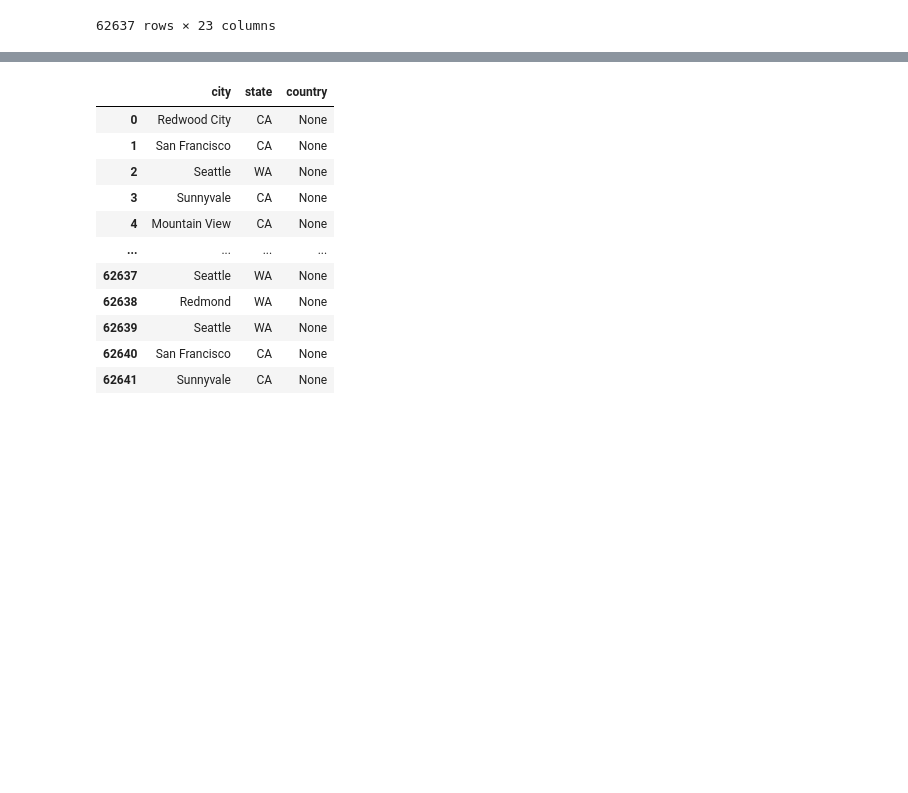
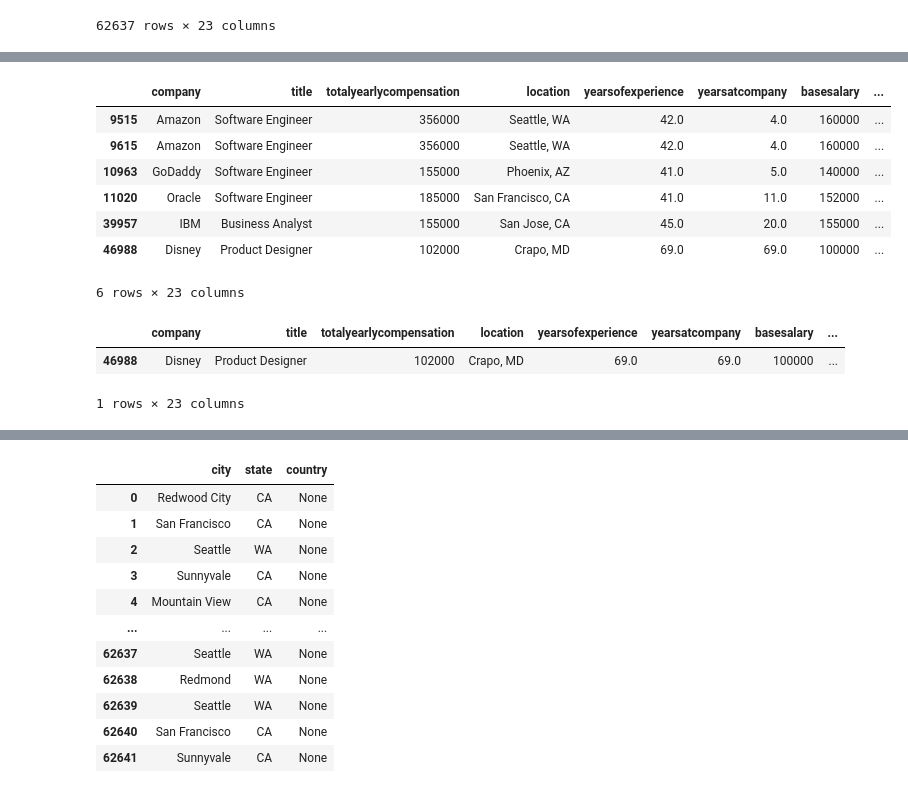
Before and after one commit to mgsrichard/Capstone-Project, a Jupyter notebook: Cleaning Data.ipynb, the cells around one changed output, grey strips where cells are left out. Drawn from its saved outputs; the diff is of its cells as text; code cells hidden in the pictures; blank space fills up the shorter version.

```diff
--- a/Cleaning Data.ipynb
+++ b/Cleaning Data.ipynb
@@ -397,3 +418,24 @@ salaries_df
+# %%
+#69 years is a long time. 69 years ago was 1953. Let's look at folks with really long years to be sure it's not bogus
+exp_over_40 = salaries_df.loc[salaries_df['yearsofexperience']>40]
+exp_over_40
+# %% [output]
+|  | company | title | totalyearlycompensation | location | yearsofexperience | yearsatcompany | basesalary | ... |
+| 9515 | Amazon | Software Engineer | 356000 | Seattle, WA | 42.0 | 4.0 | 160000 | ... |
+| 9615 | Amazon | Software Engineer | 356000 | Seattle, WA | 42.0 | 4.0 | 160000 | ... |
+| 10963 | GoDaddy | Software Engineer | 155000 | Phoenix, AZ | 41.0 | 5.0 | 140000 | ... |
+| 11020 | Oracle | Software Engineer | 185000 | San Francisco, CA | 41.0 | 11.0 | 152000 | ... |
+| 39957 | IBM | Business Analyst | 155000 | San Jose, CA | 45.0 | 20.0 | 155000 | ... |
+| 46988 | Disney | Product Designer | 102000 | Crapo, MD | 69.0 | 69.0 | 100000 | ... |
+6 rows × 23 columns
+# %%
+#same check for years at company
+yrs_over_40 = salaries_df.loc[salaries_df['yearsatcompany']>40]
+yrs_over_40
+# %% [output]
+|  | company | title | totalyearlycompensation | location | yearsofexperience | yearsatcompany | basesalary | ... |
+| 46988 | Disney | Product Designer | 102000 | Crapo, MD | 69.0 | 69.0 | 100000 | ... |
+1 rows × 23 columns
 # %%
 #The location field for the companies in south korea had 3 commas, fixing that here
 salaries_df['location'] = salaries_df['location'].map(lambda x:'Seoul, Korea, South' if x=='Seoul, KG, Korea, South' else x)
```
Also changed, not shown: parts of 8 cells of this notebook.
